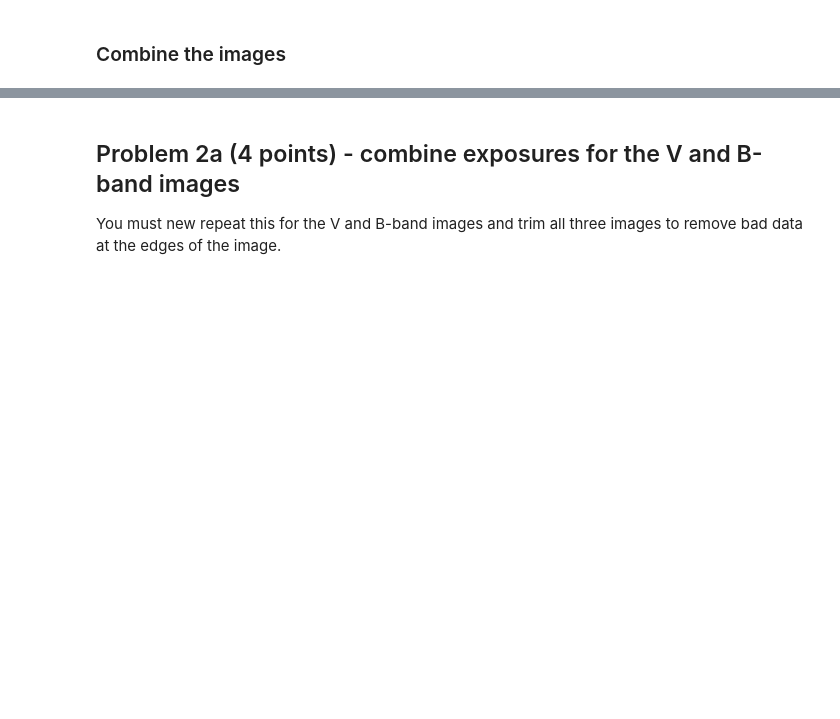
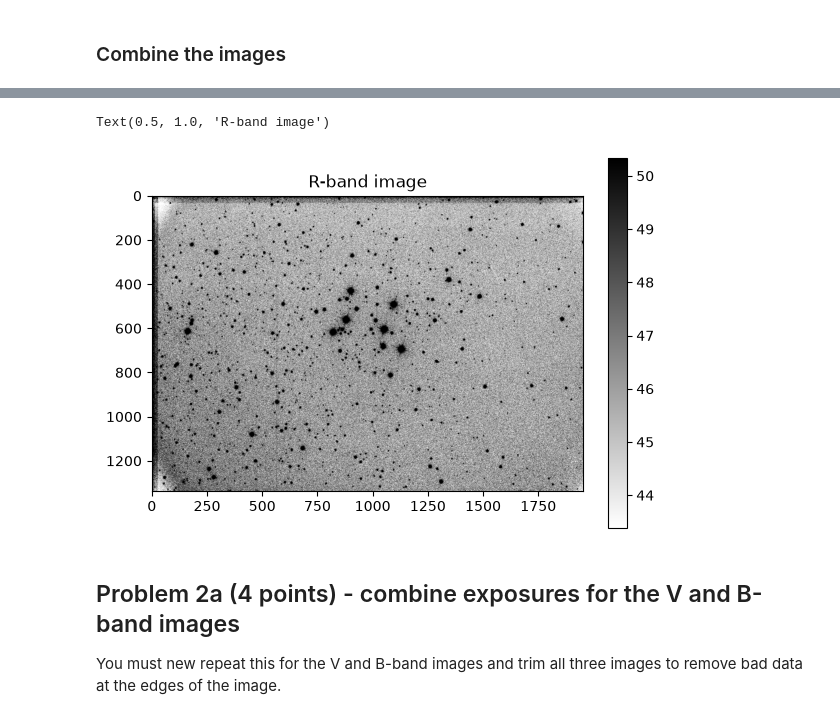
Before and after one commit to terrymechem/Reductionproject_student, a Jupyter notebook: cluster_photometry_student.ipynb, the cells around one changed output, grey strips where cells are left out. Saved outputs shown, nothing was run; the diff lists cells and outputs as text; code cells hidden in the pictures; blank space fills up the shorter version.

```diff
--- a/cluster_photometry_student.ipynb
+++ b/cluster_photometry_student.ipynb
@@ -221,12 +221,13 @@ for image_name in rimage_list:
 
 # combine the reprojected images into one image
 combiner = Combiner(reprojected)
-stacked_image = combiner.average_combine()
+rstacked_image = combiner.average_combine()
 
 
 # save the combined image
-fits.writeto('M29R.fits',stacked_image,overwrite=True,header=rheader)
+fits.writeto('/home/s310m868/ASTR596/Data/M29R.fits',rstacked_image,overwrite=True,header=rheader)
 # display the combined image
 plt.figure()
-imdisplay(stacked_image)
+imdisplay(rstacked_image)
 plt.title('R-band image')
+# %% [output]
@@ -233,3 +244,5 @@ plt.title('R-band image')
+Text(0.5, 1.0, 'R-band image')
+[figure, added]
 # %% [markdown]
 ## Problem 2a (4 points) - combine exposures for the V and B-band images
 
```
Also changed, not shown: parts of 10 cells of this notebook.
